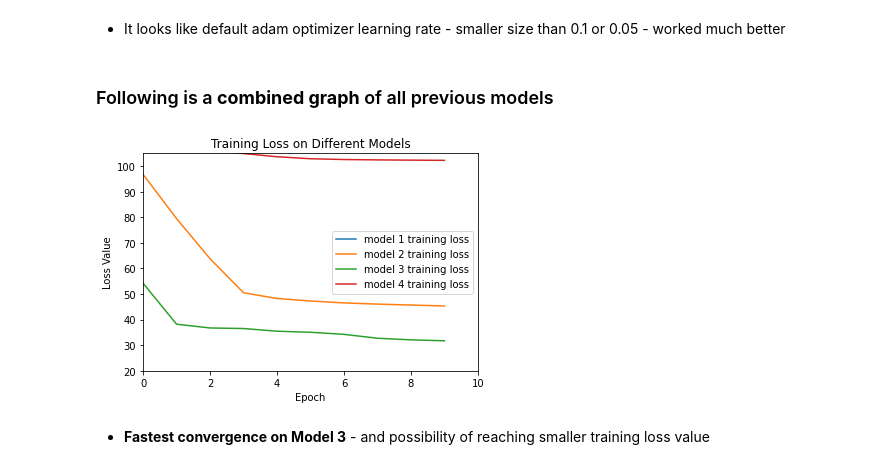
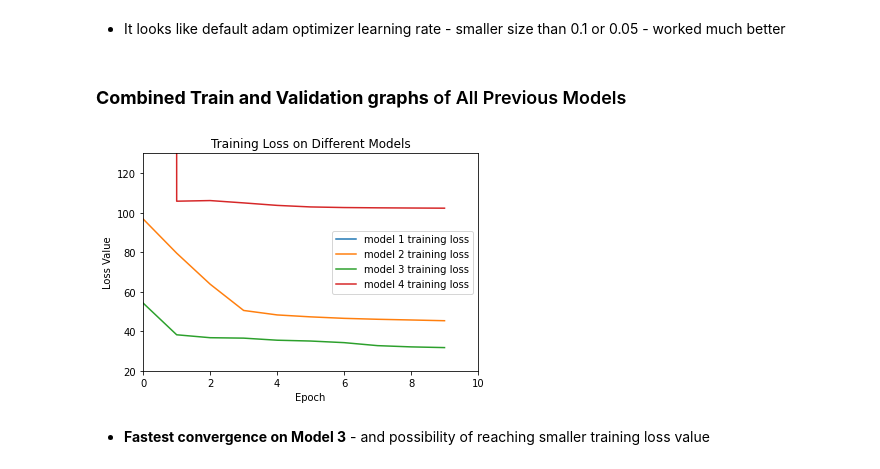
Before and after one commit to CSCCNY/final-project-recomposeclassics, a Jupyter notebook: 02_Spectogram_BasicCNN.ipynb, the cells around one changed output. Saved outputs shown, nothing was run; the diff lists cells and outputs as text; code cells hidden in the pictures.

```diff
--- a/02_Spectogram_BasicCNN.ipynb
+++ b/02_Spectogram_BasicCNN.ipynb
@@ -802,32 +802,32 @@ plt.show()
 [figure]
 # %% [markdown]
 - It looks like default adam optimizer learning rate - smaller size than 0.1 or 0.05 - worked much better
-# %% [markdown]
-### Following is a **combined graph** of all previous models
+# %% [markdown]
+### **Combined Train and Validation graphs** of All Previous Models
 # %%
 import matplotlib.pyplot as plt
 
 epochs = 10
 train_loss4 = history4.history['mae']
 val_loss4 = history4.history['val_mae']
 
 epochs = range(epochs)
 
 plt.figure()
 plt.plot(epochs, train_loss, label='model 1 training loss')
 plt.plot(epochs, train_loss2,  label='model 2 training loss')
 plt.plot(epochs, train_loss3,  label='model 3 training loss')
 plt.plot(epochs, train_loss4,  label='model 4 training loss')
 
 plt.title('Training Loss on Different Models')
 plt.xlabel('Epoch')
 plt.ylabel('Loss Value')
-plt.ylim([20, 105])
+plt.ylim([20, 130])
 plt.xlim([0, 10])
 plt.legend()
 plt.show()
 # %% [output]
-[figure, old version]
+[figure, new version]
 # %% [markdown]
 - **Fastest convergence on Model 3** - and possibility of reaching smaller training loss value
 # %%
```
